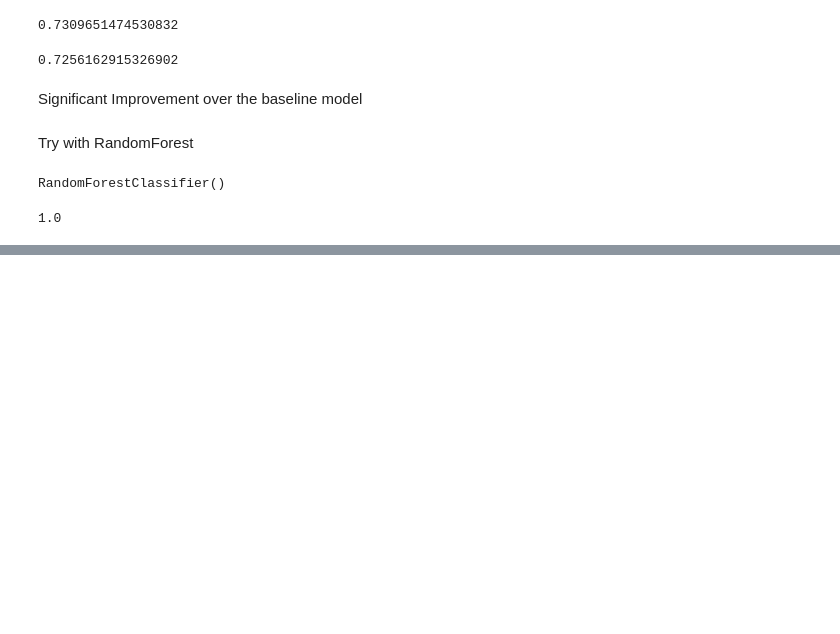
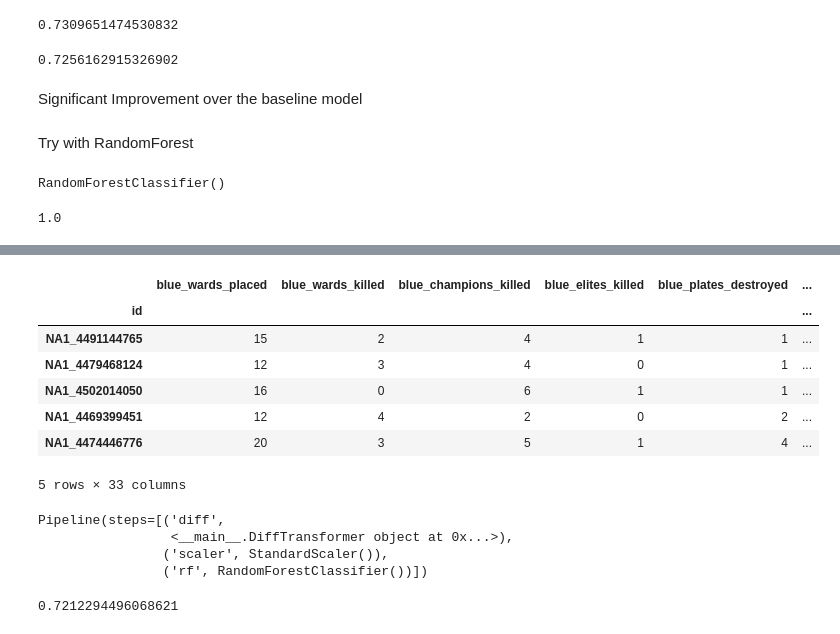
Before and after one commit to iuxo/LHL-Final_Project, a Jupyter notebook: src/models.ipynb, the cells around one changed output, grey strips where cells are left out. Saved outputs shown, nothing was run; the diff lists cells and outputs as text; code cells hidden in the pictures; blank space fills up the shorter version.

```diff
--- a/src/models.ipynb
+++ b/src/models.ipynb
@@ -419,0 +454,7 @@ Testing accuracy : 0.7213290460878885
+# %%
+y = pipe_df['winning_team']
+X = pipe_df.drop('winning_team', axis = 1)
+
+y = y.apply(lambda x: 0 if x == 100 else 1)
+# %%
+X_train, X_test, y_train, y_test = train_test_split(X, y, test_size=0.3, random_state = 2)
@@ -419,0 +477,26 @@ Testing accuracy : 0.7213290460878885
+# %%
+X_train.head()
+# %% [output]
+|  | blue_wards_placed | blue_wards_killed | blue_champions_killed | blue_elites_killed | blue_plates_destroyed | ... |
+| id |  |  |  |  |  | ... |
+| NA1_4491144765 | 15 | 2 | 4 | 1 | 1 | ... |
+| NA1_4479468124 | 12 | 3 | 4 | 0 | 1 | ... |
+| NA1_4502014050 | 16 | 0 | 6 | 1 | 1 | ... |
+| NA1_4469399451 | 12 | 4 | 2 | 0 | 2 | ... |
+| NA1_4474446776 | 20 | 3 | 5 | 1 | 4 | ... |
+5 rows × 33 columns
+# %%
+pipe = Pipeline(
+    steps = [('diff', DiffTransformer()), ('scaler', StandardScaler()), ('rf', RandomForestClassifier())]
+)
+
+pipe.fit(X_train, y_train)
+# %% [output]
+Pipeline(steps=[('diff',
+                 <__main__.DiffTransformer object at 0x...>),
+                ('scaler', StandardScaler()),
+                ('rf', RandomForestClassifier())])
+# %%
+pipe.score(X_test, y_test)
+# %% [output]
+0.7212294496068621
```
Also changed, not shown: parts of 25 cells of this notebook.
